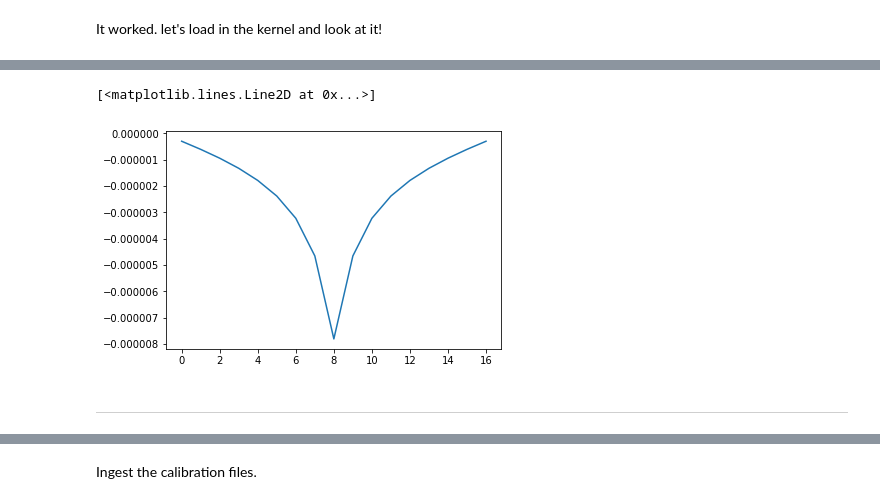
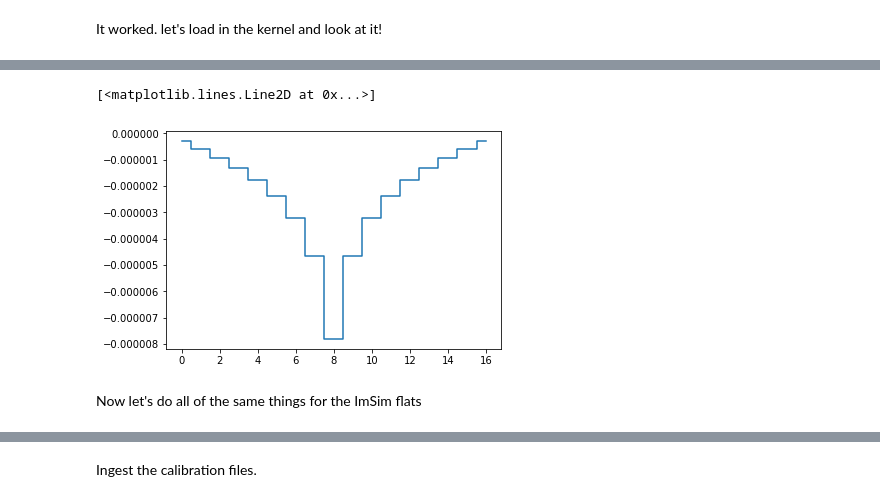
Before and after one commit to LSSTDESC/DC2-production, a Jupyter notebook: Notebooks/make_brighter_fatter_kernel.ipynb, the cells around one changed output, grey strips where cells are left out. Cells and saved outputs as stored; diff of their text form; code cells hidden in the pictures.

```diff
--- a/Notebooks/make_brighter_fatter_kernel.ipynb
+++ b/Notebooks/make_brighter_fatter_kernel.ipynb
@@ -154,8 +120,8 @@ _all=[RepoData(id=47533893181848,repoArgs=RepositoryArgs(root='/global/u1/w/wmwv
 # %% [markdown]
 It worked.  let's load in the kernel and look at it!
 # %%
-test_butler = Butler('calib_repo/rerun/test')
-bf_kernel = test_butler.get('brighterFatterKernelNew', dataId={'raftName': 'R22', 'detectorName': 'S11', 'detector': 94})
+test_butler = Butler('phosim_repo/rerun/test')
+bf_kernel = test_butler.get('brighterFatterKernelNew', dataId={'raftName': 'R22', 'detectorName': 'S11', 'detector': '{}'.format(phosim_detector)})
 # %%
 print(bf_kernel)
 # %% [output]
@@ -185,7 +150,7 @@ plt.imshow(bf_kernel[94])
 # %%
-plt.plot(bf_kernel[94][:,8])
+plt.plot(bf_kernel[phosim_detector][:,8], drawstyle='steps-mid')
 # %% [output]
 [<matplotlib.lines.Line2D at 0x...>]
-[figure, old version]
+[figure, new version]
-# %% [markdown]
-------
+# %% [markdown]
+Now let's do all of the same things for the ImSim flats
```
Also changed, not shown: parts of 27 cells of this notebook.
